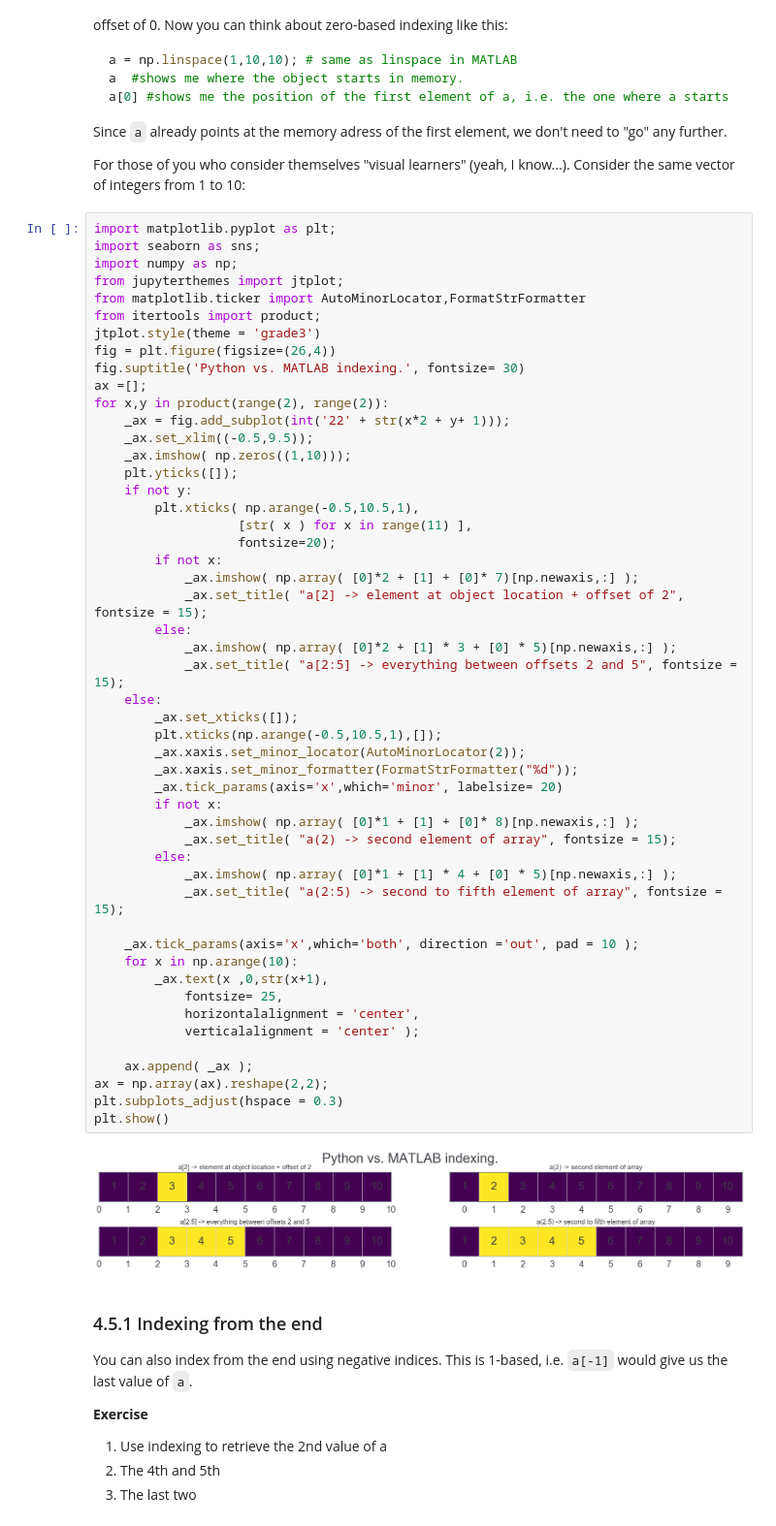
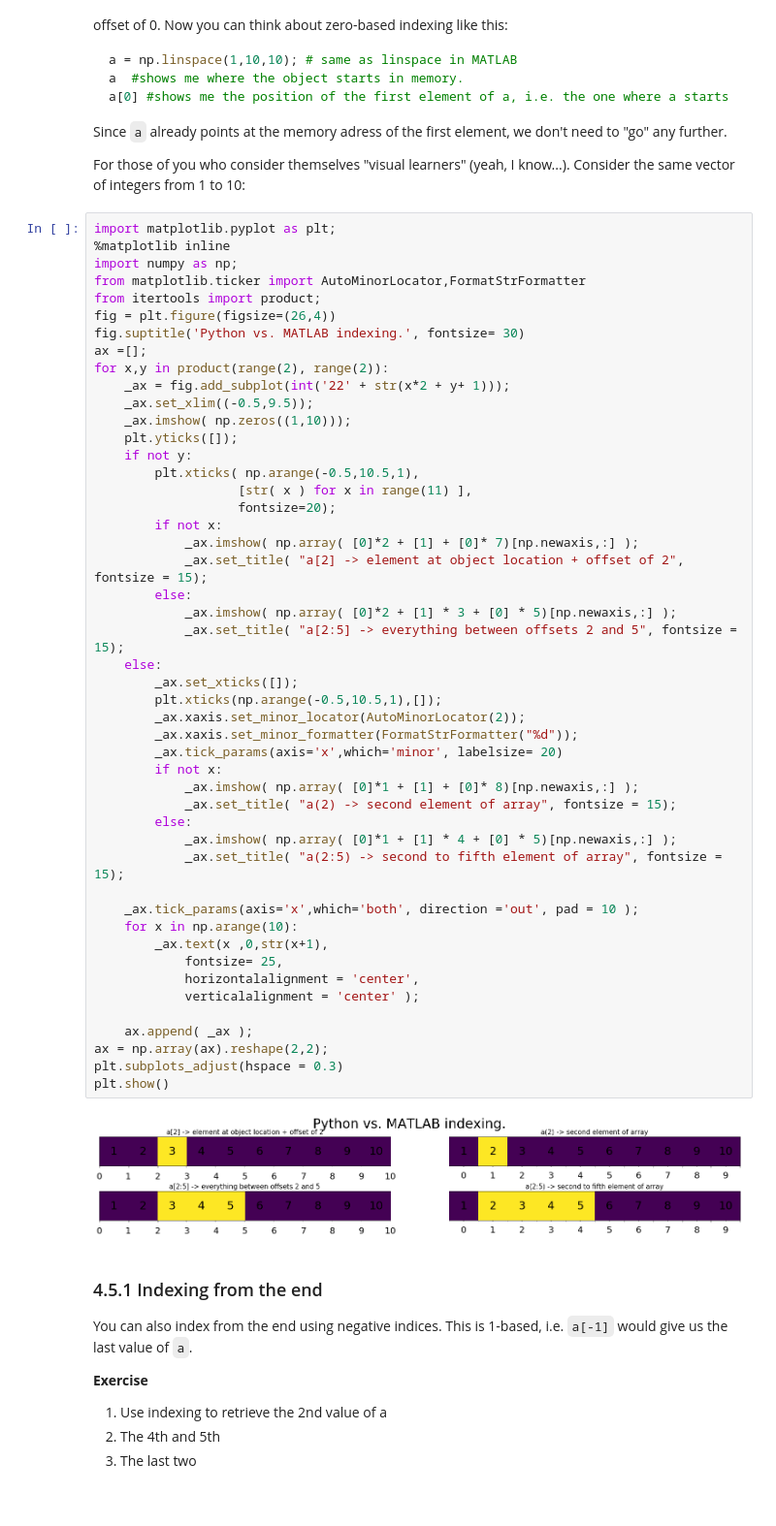
Before and after one commit to LukasNeugebauer/Python_Workshop, a Jupyter notebook: notebooks/4_basic_syntax.ipynb, the cells around one changed output. Shown at 97% size. Saved outputs shown, nothing was run; the diff lists cells and outputs as text.

```diff
--- a/notebooks/4_basic_syntax.ipynb
+++ b/notebooks/4_basic_syntax.ipynb
@@ -352,12 +352,10 @@ Since `a` already points at the memory adress of the first element, we don't nee
 For those of you who consider themselves "visual learners" (yeah, I know...). Consider the same vector of integers from 1 to 10:
 # %%
 import matplotlib.pyplot as plt;
-import seaborn as sns;
+%matplotlib inline
 import numpy as np;
-from jupyterthemes import jtplot;
 from matplotlib.ticker import AutoMinorLocator,FormatStrFormatter
 from itertools import product;
-jtplot.style(theme = 'grade3')
 fig = plt.figure(figsize=(26,4))
 fig.suptitle('Python vs. MATLAB indexing.', fontsize= 30)
 ax =[];
@@ -374,34 +372,34 @@ for x,y in product(range(2), range(2)):
             _ax.imshow( np.array( [0]*2 + [1] + [0]* 7)[np.newaxis,:] );
             _ax.set_title( "a[2] -> element at object location + offset of 2", fontsize = 15);
         else:
             _ax.imshow( np.array( [0]*2 + [1] * 3 + [0] * 5)[np.newaxis,:] );
             _ax.set_title( "a[2:5] -> everything between offsets 2 and 5", fontsize = 15);
     else:
         _ax.set_xticks([]);
         plt.xticks(np.arange(-0.5,10.5,1),[]);
         _ax.xaxis.set_minor_locator(AutoMinorLocator(2));
         _ax.xaxis.set_minor_formatter(FormatStrFormatter("%d"));
         _ax.tick_params(axis='x',which='minor', labelsize= 20)
         if not x:
             _ax.imshow( np.array( [0]*1 + [1] + [0]* 8)[np.newaxis,:] );
             _ax.set_title( "a(2) -> second element of array", fontsize = 15);
         else:
             _ax.imshow( np.array( [0]*1 + [1] * 4 + [0] * 5)[np.newaxis,:] );
             _ax.set_title( "a(2:5) -> second to fifth element of array", fontsize = 15);
 
     _ax.tick_params(axis='x',which='both', direction ='out', pad = 10 );
     for x in np.arange(10):
         _ax.text(x ,0,str(x+1),
             fontsize= 25,
             horizontalalignment = 'center',
             verticalalignment = 'center' );
 
     ax.append( _ax );
 ax = np.array(ax).reshape(2,2);
 plt.subplots_adjust(hspace = 0.3)
 plt.show()
 # %% [output]
-[figure, old version]
+[figure, new version]
 # %% [markdown]
 ### 4.5.1 Indexing from the end
 
```
Also changed, not shown: parts of 14 cells of this notebook, 1 other file.
